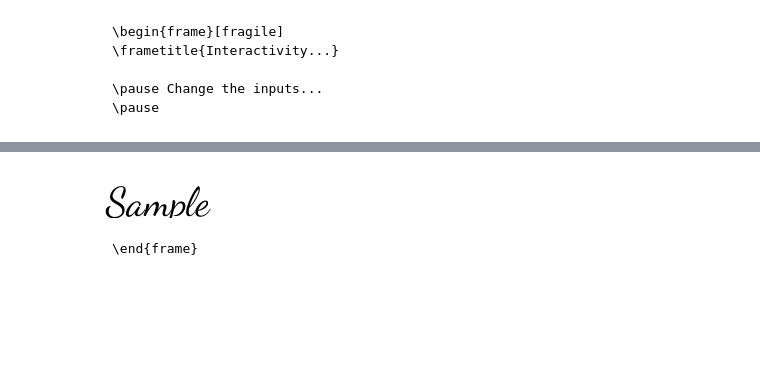
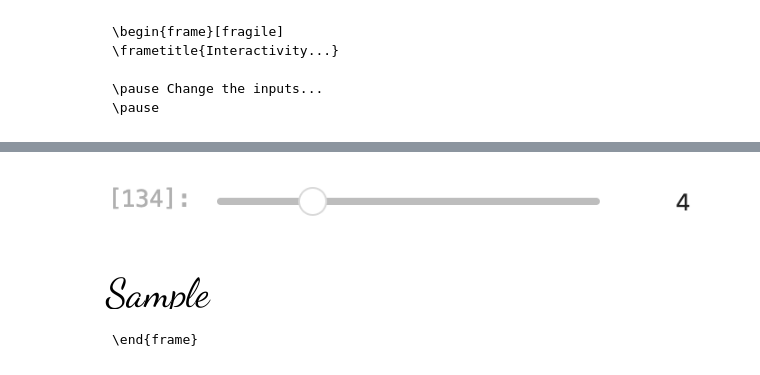
Before and after one commit to dev-skill-up/jupyter-education, a Jupyter notebook: talk.ipynb, the cells around one changed output, grey strips where cells are left out. Saved outputs shown, nothing was run; the diff lists cells and outputs as text; code cells hidden in the pictures; blank space fills up the shorter version.

````diff
--- a/talk.ipynb
+++ b/talk.ipynb
@@ -183,3 +190,5 @@ slider = IntSlider(min=2, max=10)
+# %%
+slider_img = Image.open("slider-1.png").convert("RGB")
 # %% [markdown]
 ```{=latex}
 \begin{frame}[fragile]
@@ -195,3 +200,7 @@ slider
+# %%
+slider_img
+# %% [output]
+[figure, added]
 # %%
 image = Image.new("RGB", (200, 50), color=(255,255,255))
 draw = ImageDraw.Draw(image)
````
Also changed, not shown: parts of 7 cells of this notebook, 2 other files.
